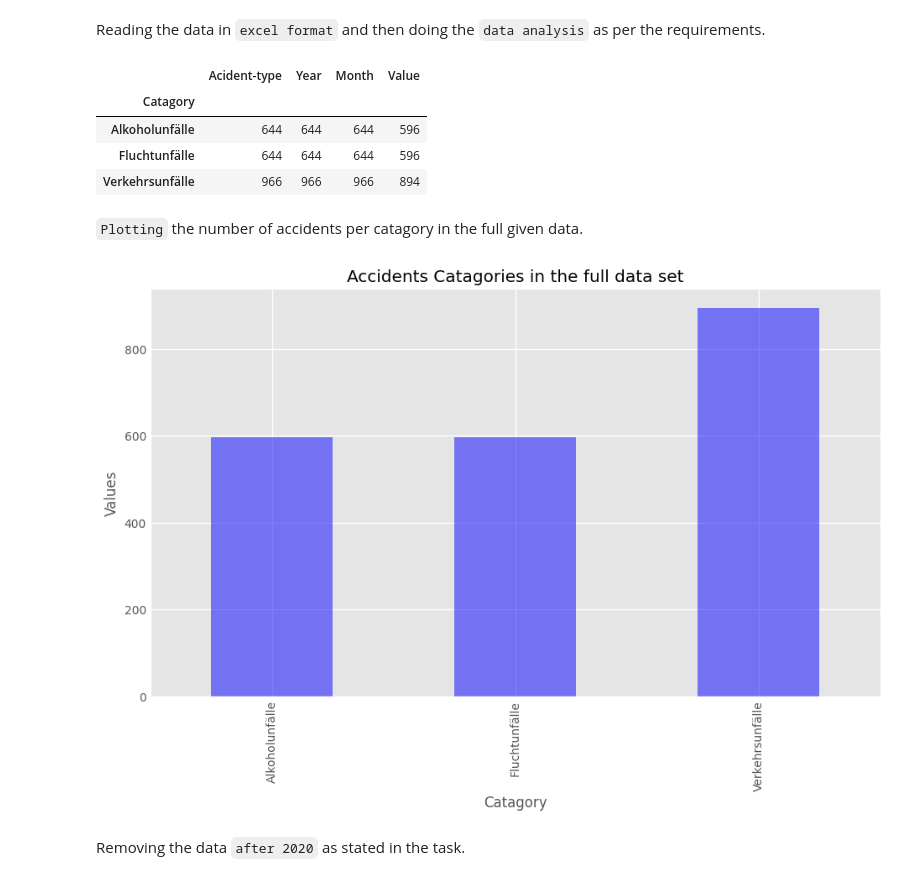
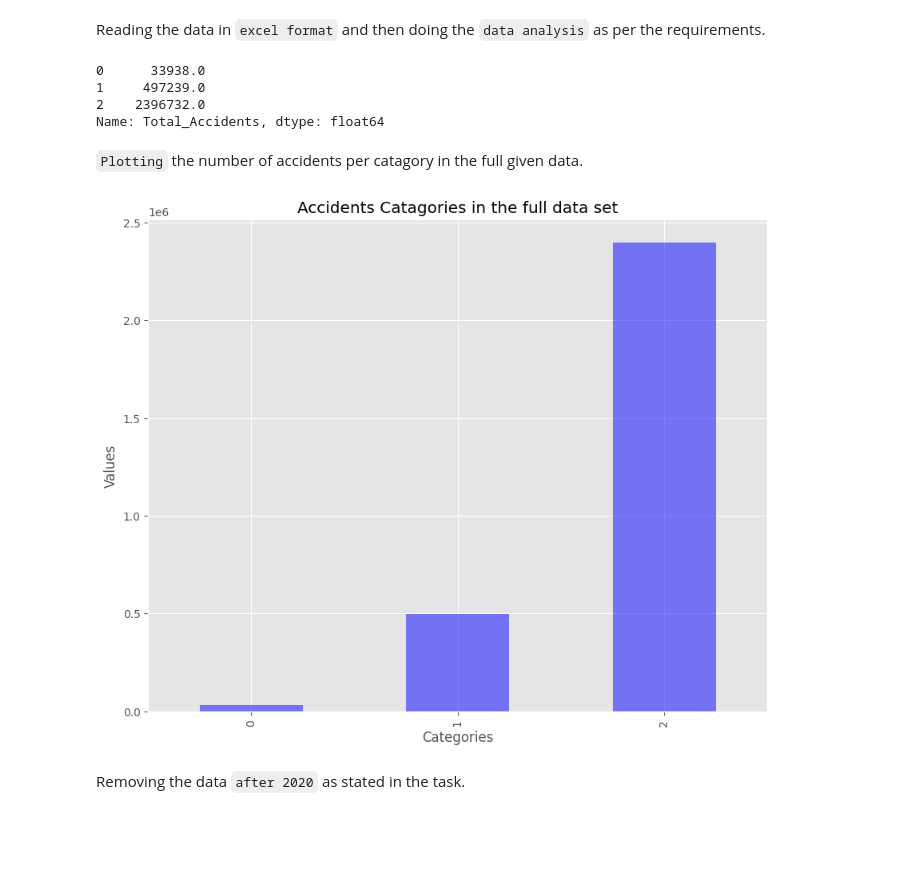
Before and after one commit to Pavan-AIML/DIGITLE_SCHOOL_TASK, a Jupyter notebook: task.ipynb, the cells around one changed output. Saved outputs shown, nothing was run; the diff lists cells and outputs as text; code cells hidden in the pictures; blank space fills up the shorter version.

```diff
--- a/task.ipynb
+++ b/task.ipynb
@@ -15,27 +15,30 @@ df.replace('Unknown', np.nan, inplace=True)
 # replacing the column names
 df = df.rename(columns={"MONATSZAHL":"Catagory","AUSPRAEGUNG":"Acident-type","JAHR":"Year", "MONAT":"Month", "WERT":"Value"})
 df_full = df
-Catagory_counts = df.groupby(df_full["Catagory"]).count()
-Catagory_counts
+Catagory_counts = df.groupby("Catagory")["Value"].sum()
+
+df["Value"].sum()
+Catagorydf = Catagory_counts.reset_index()
+Catagorydf.columns = ["Category", "Total_Accidents"]
+Catagorydf["Total_Accidents"]
 # %% [output]
-|  | Acident-type | Year | Month | Value |
-| Catagory |  |  |  |  |
-| Alkoholunfälle | 644 | 644 | 644 | 596 |
-| Fluchtunfälle | 644 | 644 | 644 | 596 |
-| Verkehrsunfälle | 966 | 966 | 966 | 894 |
+0      33938.0
+1     497239.0
+2    2396732.0
+Name: Total_Accidents, dtype: float64
 # %% [markdown]
 `Plotting` the number of accidents per catagory in the full given data.
 # %%
 # Add labels and title
 plt.style.use('ggplot')
 plt.xlabel('Categories')
 plt.ylabel('Values')
 plt.title('Accidents Catagories in the full data set')
-Catagory_counts['Value'].plot(kind='bar',figsize=(10,6), color='blue', alpha=0.5)
+Catagorydf["Total_Accidents"].plot(kind='bar',figsize=(10,8), color='blue', alpha=0.5)
 # Show plot
 plt.show()
 # %% [output]
-[figure, old version]
+[figure, new version]
 # %% [markdown]
 Removing the data `after 2020` as stated in the task.
 # %%
```
Also changed, not shown: 2 other files.
